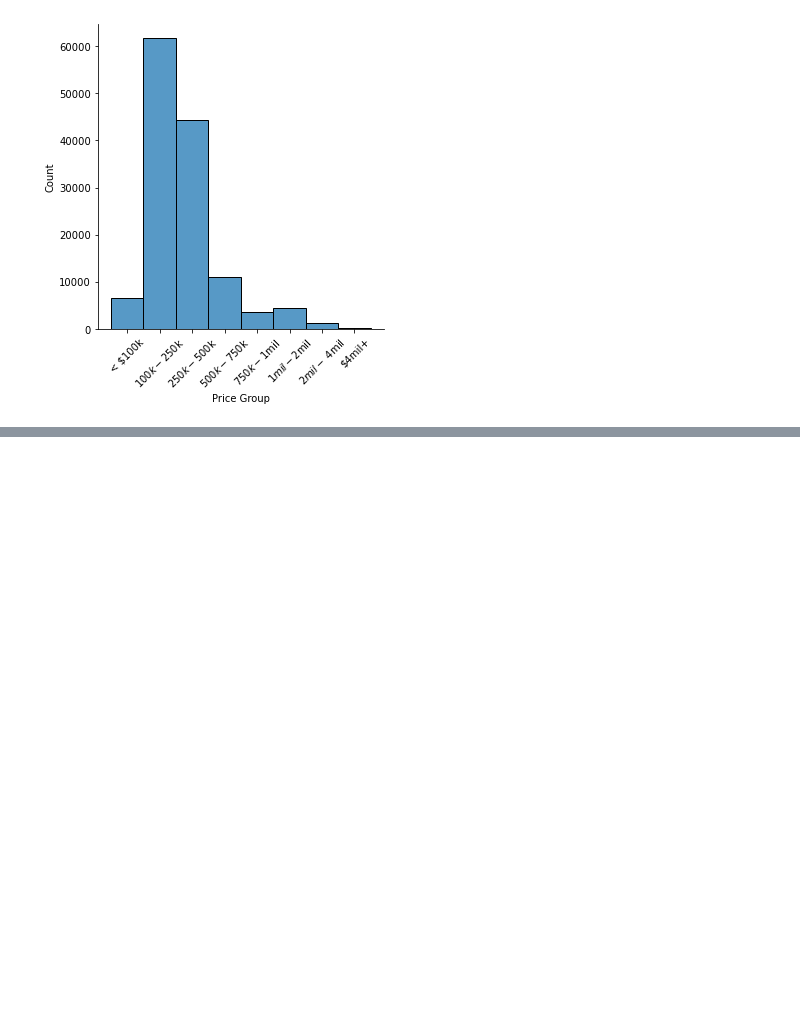
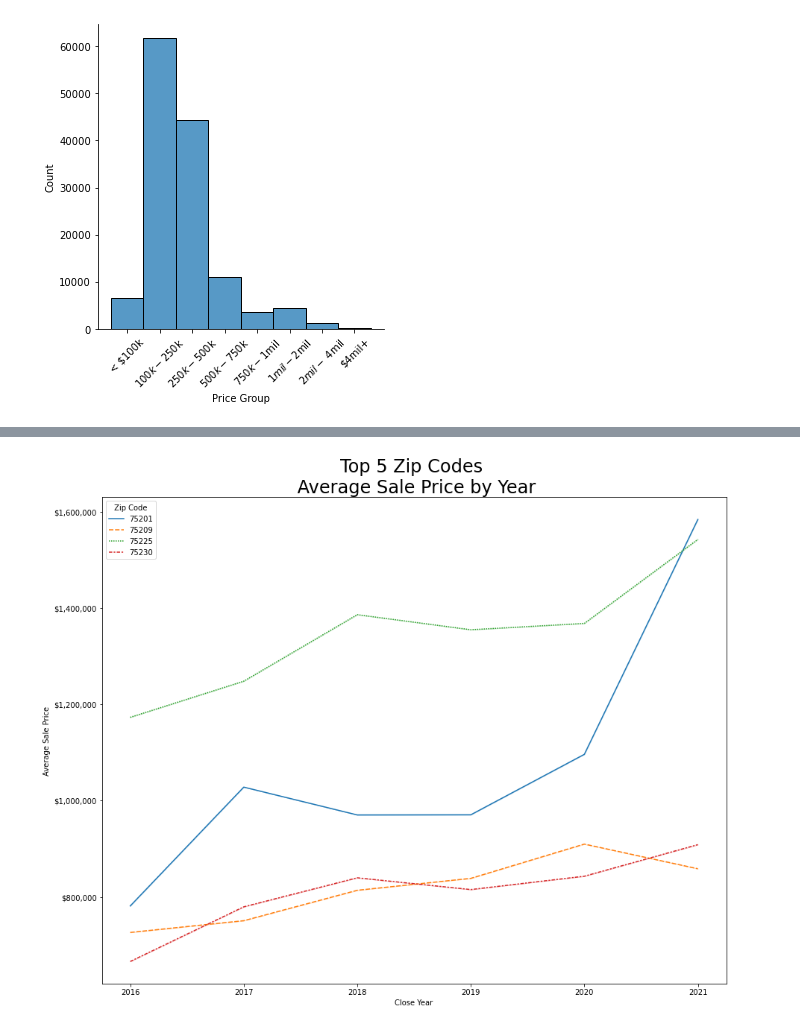
Before and after one commit to VicHug27/Project1, a Jupyter notebook: ZipCode_Cleaning_Analysis.ipynb, the cells around one changed output, grey strips where cells are left out. Cells and saved outputs as stored; diff of their text form; code cells hidden in the pictures; blank space fills up the shorter version.

```diff
--- a/ZipCode_Cleaning_Analysis.ipynb
+++ b/ZipCode_Cleaning_Analysis.ipynb
@@ -315,0 +374,30 @@ sold_mls_df.head()
+# %%
+#plot top 5 performing zip code average sale price using seaborn
+
+Top_Zip_df = sold_mls_df.loc[sold_mls_df["Zip Code"].isin([75025,75225,75201,75209, 75230])]
+
+df = Top_Zip_df[["City", "Zip Code", "Close Year", "Close Month", "Close Price" ]]
+
+order = df["Close Year"]
+
+df_wide = df.pivot_table(
+    index="Close Year",
+    columns='Zip Code',
+    values='Close Price',
+    aggfunc = "mean")
+
+df_wide = df_wide.reindex(order, axis=0)
+
+plt.figure(figsize=(15,12))
+ax = sns.lineplot(data=df_wide)
+
+#formatting
+plt.title ("Top 5 Zip Codes \n Average Sale Price by Year", size = 24)
+fmt = '${x:,.0f}'
+tick = mtick.StrMethodFormatter(fmt)
+ax.yaxis.set_major_formatter(tick)
+plt.ylabel("Average Sale Price")
+plt.savefig("TopZip_AverageSalePrice.png")
+plt.show()
+# %% [output]
+[figure, added]
```
Also changed, not shown: parts of 25 cells of this notebook, 6 other files.
